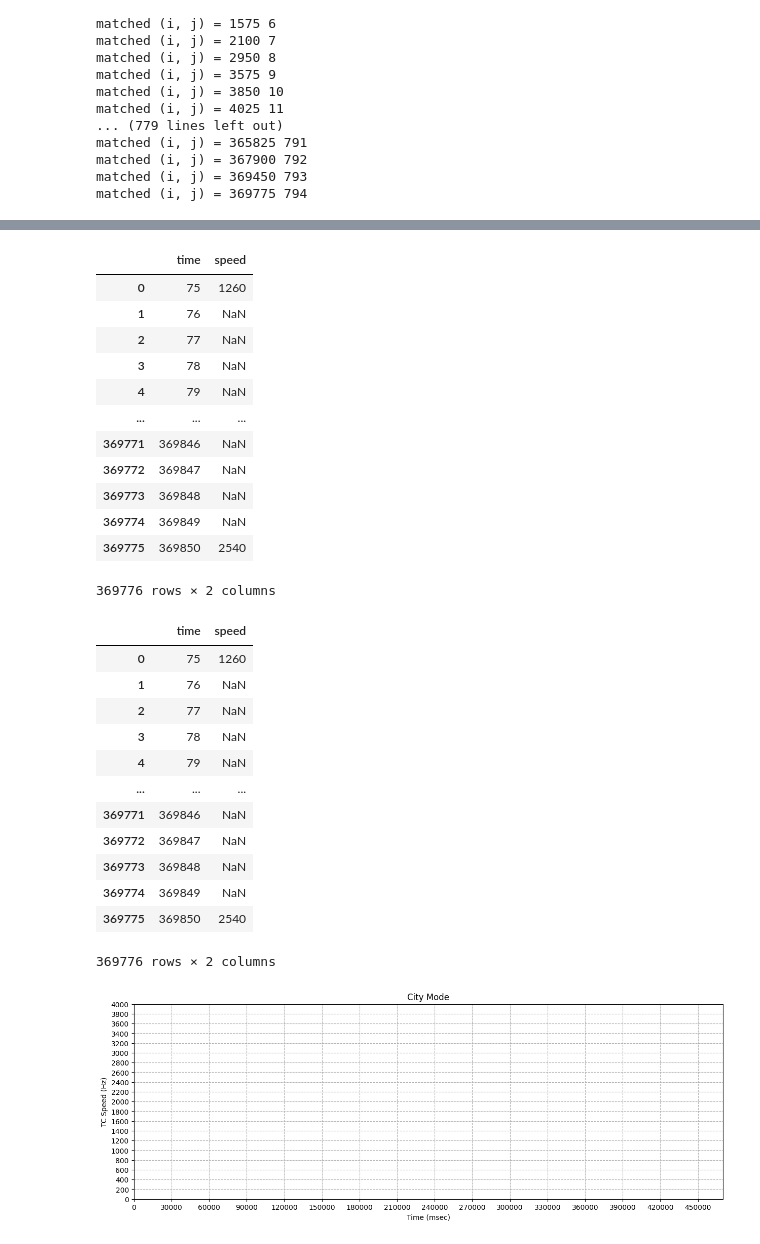
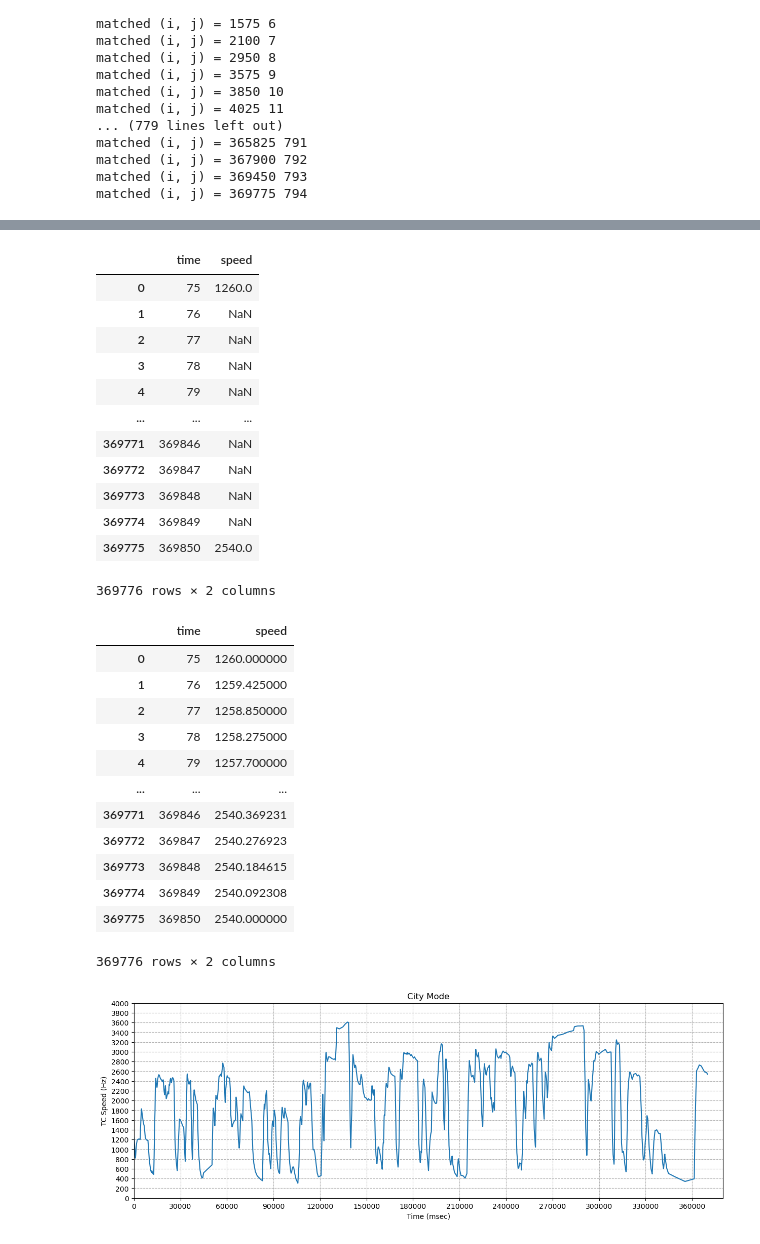
Before and after one commit to wontaeleeterry/Python_Algorithm_study_240503, a Jupyter notebook: Engine_RPM_tracking_241121/High_way_Mode_RPM_241122.ipynb, the cells around one changed output, grey strips where cells are left out. Saved outputs shown, nothing was run; the diff lists cells and outputs as text; code cells hidden in the pictures.

```diff
--- a/Engine_RPM_tracking_241121/High_way_Mode_RPM_241122.ipynb
+++ b/Engine_RPM_tracking_241121/High_way_Mode_RPM_241122.ipynb
@@ -115,3 +117,8 @@ data_Highway.to_csv("data_Highway_temp.csv")
+# %%
+import pandas as pd
+
+
+data_Highway = pd.read_csv('data_Highway_temp.csv', sep = ',')
 # %%
 data_Highway.tail()
 # %% [output]
@@ -171,7 +176,7 @@ data_Highway_final = data_Highway_copy.loc[0:369775, 'time': 'speed']
 data_Highway_final
 # %% [output]
 |  | time | speed |
-| 0 | 75 | 1260 |
+| 0 | 75 | 1260.0 |
 | 1 | 76 | NaN |
 | 2 | 77 | NaN |
 | 3 | 78 | NaN |
@@ -181,27 +186,29 @@ data_Highway_final
 | 369772 | 369847 | NaN |
 | 369773 | 369848 | NaN |
 | 369774 | 369849 | NaN |
-| 369775 | 369850 | 2540 |
+| 369775 | 369850 | 2540.0 |
 369776 rows × 2 columns
 # %%
 # 여러개의 결측치를 선형보간법으로 채우기
 
-data_Highway_final['speed'] = data_Highway_final['speed'].interpolate(method = 'polynomial', order=2)
+data_Highway_final['speed'] = data_Highway_final['speed'].interpolate(method = 'polynomial', order=1)
+
+# order를 1로 변경하는 경우(241124)
 # %%
 data_Highway_final
 # %% [output]
 |  | time | speed |
-| 0 | 75 | 1260 |
-| 1 | 76 | NaN |
-| 2 | 77 | NaN |
-| 3 | 78 | NaN |
-| 4 | 79 | NaN |
+| 0 | 75 | 1260.000000 |
+| 1 | 76 | 1259.425000 |
+| 2 | 77 | 1258.850000 |
+| 3 | 78 | 1258.275000 |
+| 4 | 79 | 1257.700000 |
 | ... | ... | ... |
-| 369771 | 369846 | NaN |
-| 369772 | 369847 | NaN |
-| 369773 | 369848 | NaN |
-| 369774 | 369849 | NaN |
-| 369775 | 369850 | 2540 |
+| 369771 | 369846 | 2540.369231 |
+| 369772 | 369847 | 2540.276923 |
+| 369773 | 369848 | 2540.184615 |
+| 369774 | 369849 | 2540.092308 |
+| 369775 | 369850 | 2540.000000 |
 369776 rows × 2 columns
 # %%
 # 소수점 둘째자리까지 정리 (241122)
@@ -212,22 +219,23 @@ where = 2
 data_Highway_final[column]= round(data_Highway_final[column], where)
 # %%
 import numpy as np
+import matplotlib.pyplot as plt
 
 plt.figure(figsize=(15,5))
 
 plt.yticks(np.arange(0, 4001, 200))
 plt.xticks(np.arange(0, 470001, 30000))
 
 plt.plot(data_Highway_final.time, data_Highway_final.speed)
 
 plt.title('City Mode')
 plt.xlabel('Time (msec)')
 plt.ylabel('TC Speed (Hz)')
-plt.xlim([0, 470000])      # X축의 범위: [xmin, xmax]
+plt.xlim([0, 380000])      # X축의 범위: [xmin, xmax]
 plt.ylim([0, 4000])     # Y축의 범위: [ymin, ymax]
 plt.grid(True, linestyle='--')
 plt.show()
 # %% [output]
-[figure, old version]
+[figure, new version]
 # %%
 data_city_temp_final.to_csv("City_Mode_final.csv")
```
Also changed, not shown: parts of 5 cells of this notebook, 1 other file.
